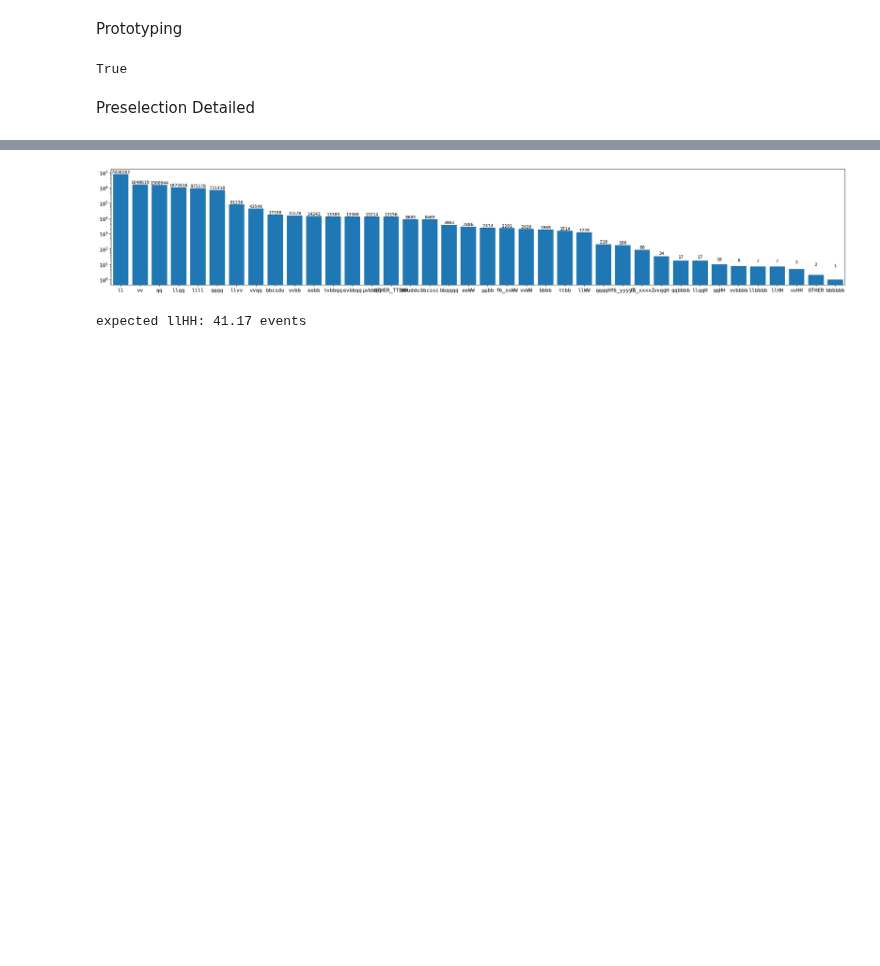
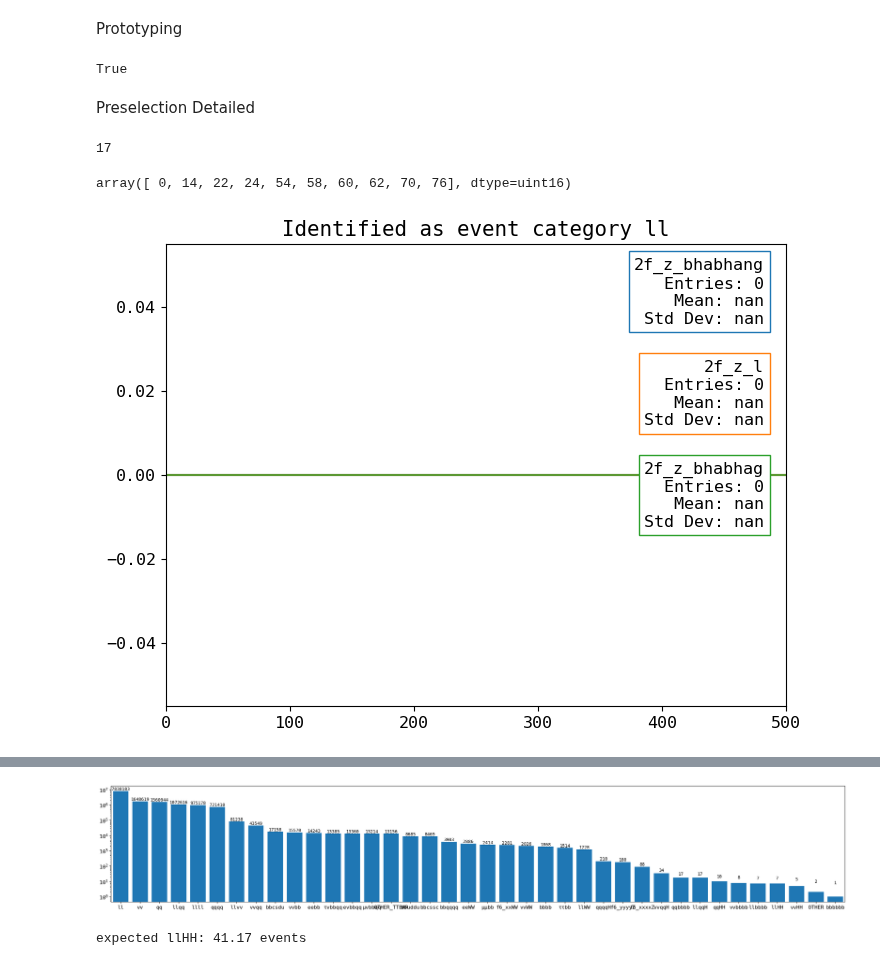
Before and after one commit to ILDAnaSoft/ZHH, a Jupyter notebook: notebooks/6_preselection.ipynb, the cells around one changed output, grey strips where cells are left out. Cells and saved outputs as stored; diff of their text form; code cells hidden in the pictures; blank space fills up the shorter version.

```diff
--- a/notebooks/6_preselection.ipynb
+++ b/notebooks/6_preselection.ipynb
@@ -169,3 +177,35 @@ for pid in tqdm(pids):
     n_gen = np.sum(presel_results['pid'] == pid)
 
     weights['weight'][weights['pid'] == pid] = sample_weight(cross_sec, (pol_em, pol_ep), n_gen)
+# %%
+category_map['ll']
+# %% [output]
+17
+# %%
+np.unique(presel_results['pid'][presel_results['event_category'] == key])
+# %% [output]
+array([ 0, 14, 22, 24, 54, 58, 60, 62, 70, 76], dtype=uint16)
+# %%
+plot_dict = {}
+covered_pids = []
+
+for category in [17]:
+    mask = presel_results['event_category'] == category
+    pids = np.unique(presel_results['pid'][mask])
+
+    for pid in pids:
+        if pid in covered_pids:
+            continue
+        else:
+            covered_pids.append(pid)
+
+        process_name = processes['process'][processes['pid'] == pid][0]
+        mask_process = np.zeros(len(mask), dtype='B')
+        for pidc in processes['pid'][processes['process'] == process_name]:
+            mask_process = mask_process | (presel_results['pid'] == pidc)
+
+        plot_dict[process_name] = presel_results['ll_mz'][mask_process]
+
+    plot_hist(plot_dict, xlim=(0,500), title=f'Identified as event category {category_map_inv[category]}');
+# %% [output]
+[figure, added]
```
Also changed, not shown: parts of 13 cells of this notebook, 1 other file.
